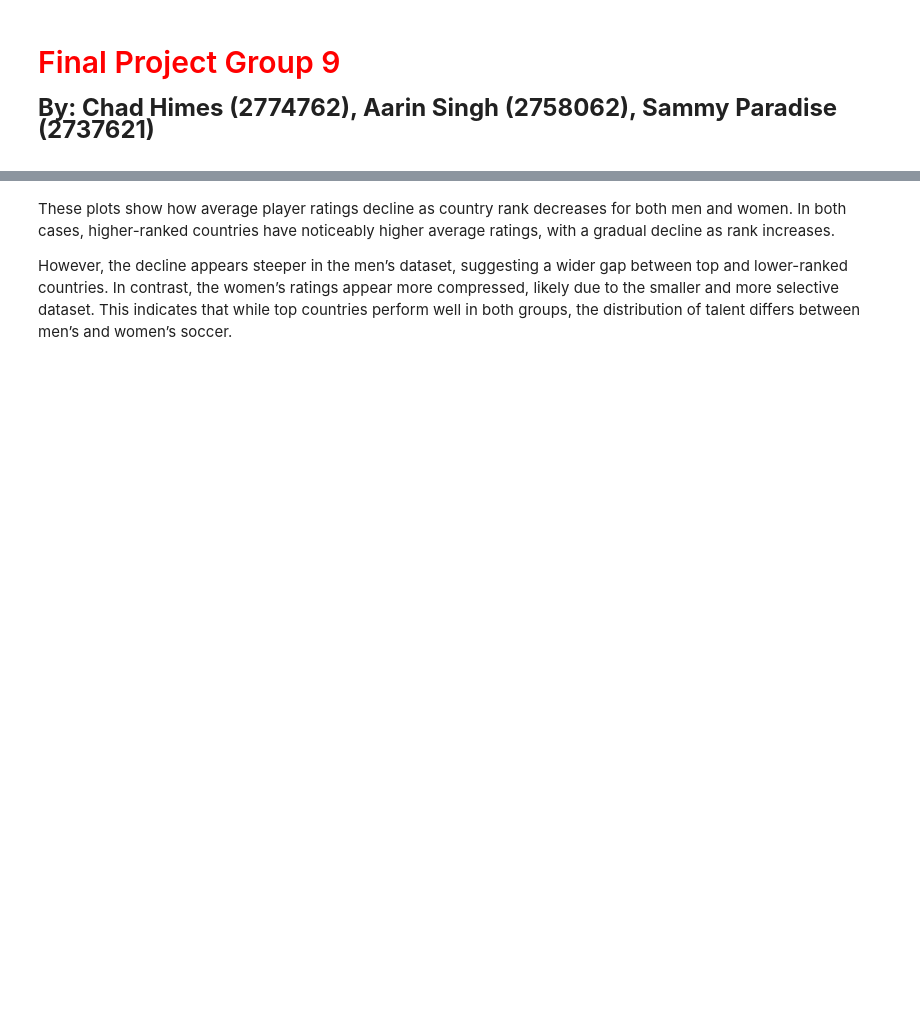
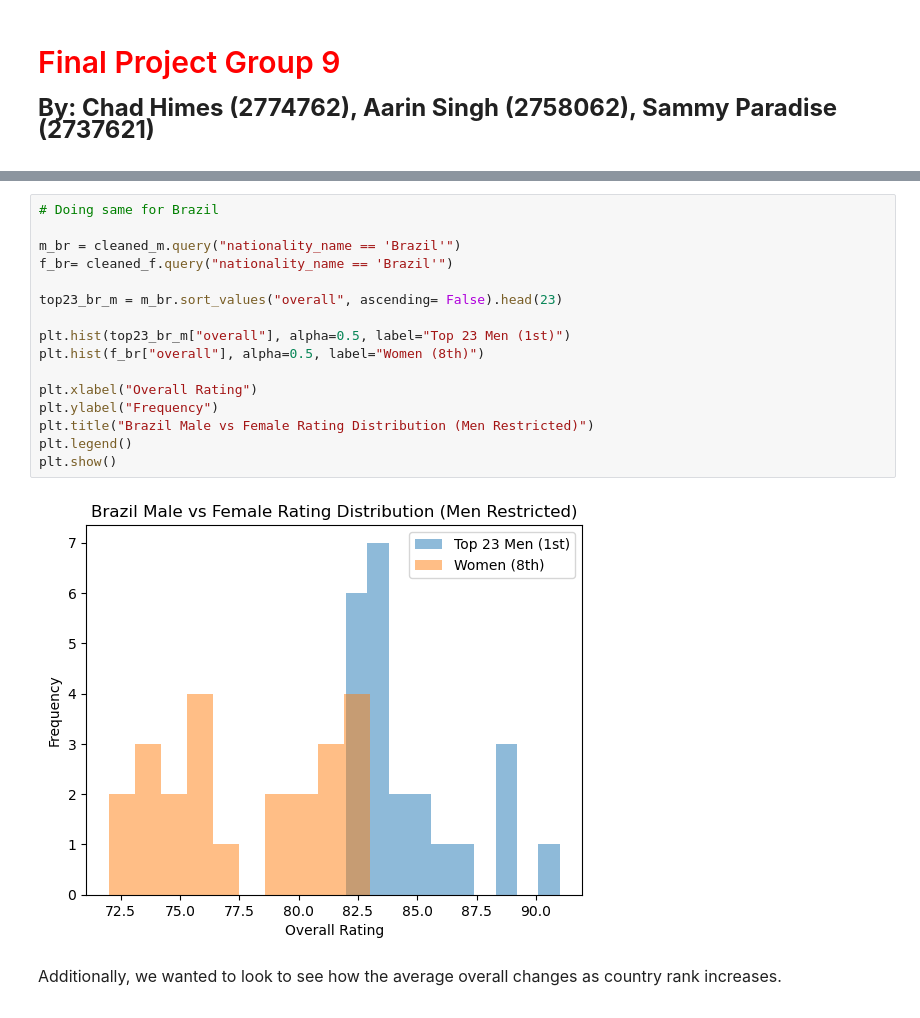
Before and after one commit to chadhimes/datasci151spring2026, a Jupyter notebook: _final_project/final_project_151_group_9.ipynb, the cells around one changed output, grey strips where cells are left out. Drawn from its saved outputs; the diff is of its cells as text; blank space fills up the shorter version.

```diff
--- a/_final_project/final_project_151_group_9.ipynb
+++ b/_final_project/final_project_151_group_9.ipynb
@@ -241,7 +305,25 @@ plt.show()
-# %% [markdown]
-These plots show how average player ratings decline as country rank decreases for both men and women. In both cases, higher-ranked countries have noticeably higher average ratings, with a gradual decline as rank increases.
-
-However, the decline appears steeper in the men’s dataset, suggesting a wider gap between top and lower-ranked countries. In contrast, the women’s ratings appear more compressed, likely due to the smaller and more selective dataset. This indicates that while top countries perform well in both groups, the distribution of talent differs between men’s and women’s soccer.
+# %%
+# Doing same for Brazil
+
+m_br = cleaned_m.query("nationality_name == 'Brazil'")
+f_br= cleaned_f.query("nationality_name == 'Brazil'")
+
+top23_br_m = m_br.sort_values("overall", ascending= False).head(23)
+
+plt.hist(top23_br_m["overall"], alpha=0.5, label="Top 23 Men (1st)")
+plt.hist(f_br["overall"], alpha=0.5, label="Women (8th)")
+
+plt.xlabel("Overall Rating")
+plt.ylabel("Frequency")
+plt.title("Brazil Male vs Female Rating Distribution (Men Restricted)")
+plt.legend()
+plt.show()
+# %% [output]
+[figure, added]
+# %% [markdown]
+<font size = "3">
+
+Additionally, we wanted to look to see how the average overall changes as country rank increases.
 # %%
 fig, subplt = plt.subplots(nrows=1, ncols=2, figsize=(10, 4))
 
```
Also changed, not shown: parts of 42 cells of this notebook, 1 other file.
